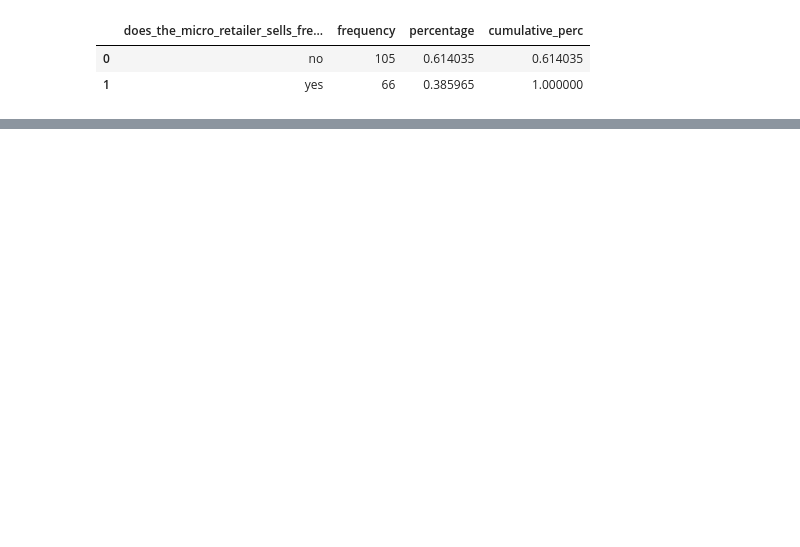
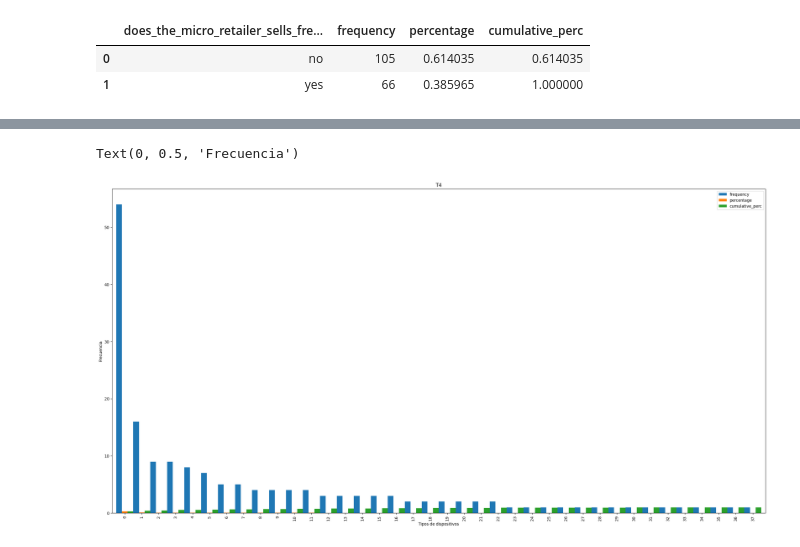
Before and after one commit to karen1203/Extracci-n-de-caracter-sticas, a Jupyter notebook: Act5.ipynb, the cells around one changed output, grey strips where cells are left out. Cells and saved outputs as stored; diff of their text form; code cells hidden in the pictures; blank space fills up the shorter version.

```diff
--- a/Act5.ipynb
+++ b/Act5.ipynb
@@ -710,0 +737,3 @@ a['frequency'].plot(kind='pie', figsize=(14,7),shadow=True, autopct="%0.1f%%")
+# %%
+t4=freq_tbl(limpia['store_devices'])
+t4
@@ -710,0 +758,8 @@ a['frequency'].plot(kind='pie', figsize=(14,7),shadow=True, autopct="%0.1f%%")
+# %%
+t4.plot(kind='bar',width=1, figsize=(30,15))
+plt.title('T4')
+plt.xlabel('Tipos de dispositivos')
+plt.ylabel('Frecuencia')
+# %% [output]
+Text(0, 0.5, 'Frecuencia')
+[figure, added]
```
Also changed, not shown: parts of 28 cells of this notebook.
